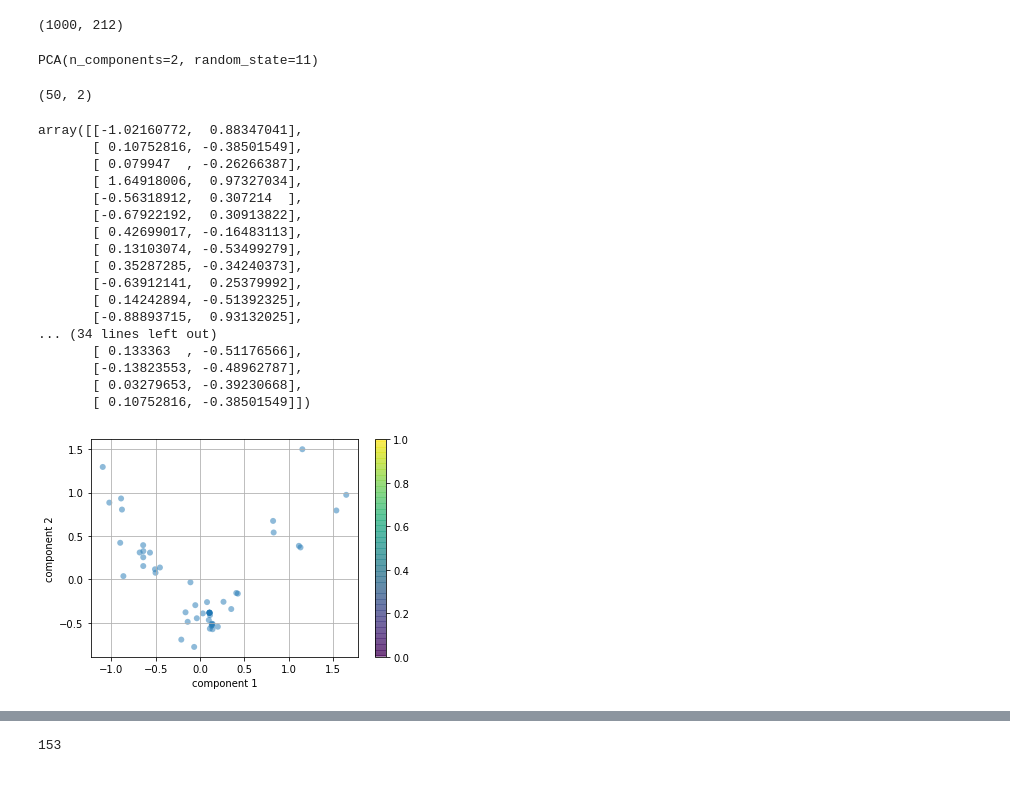
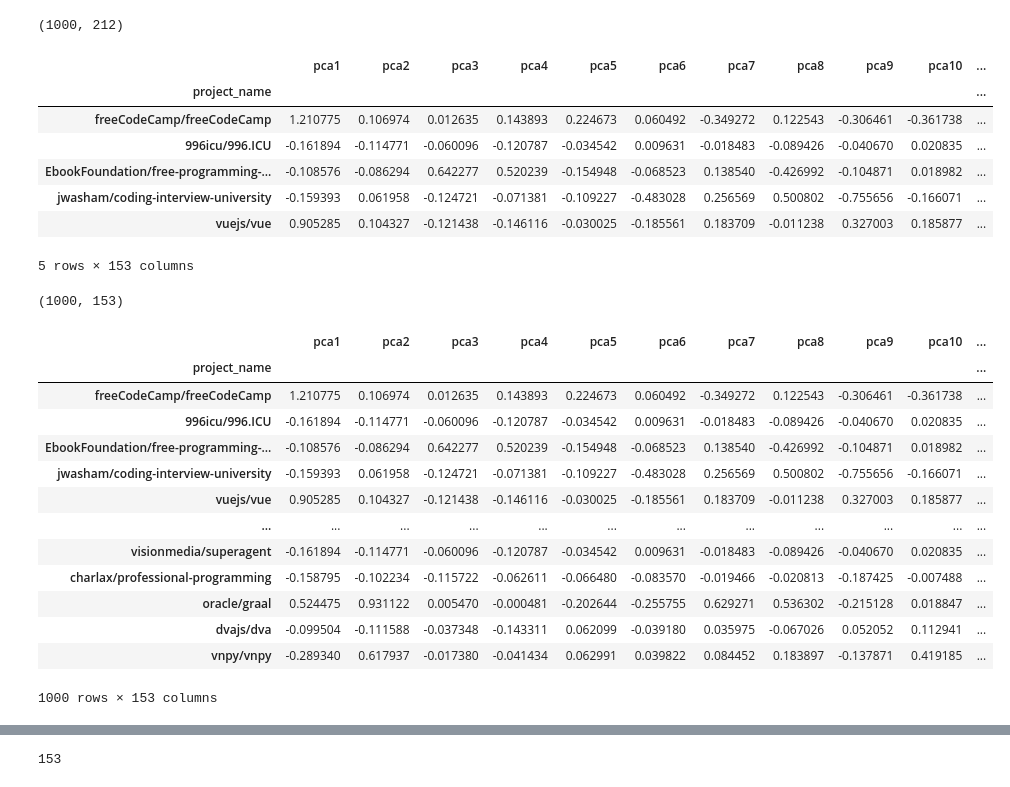
Before and after one commit to park1997/GitHub_Crawling_TextMining_Project, a Jupyter notebook: ParkByeongHyeon/Github_kmeans_clustering.ipynb, the cells around one changed output, grey strips where cells are left out. Cells and saved outputs as stored; diff of their text form; code cells hidden in the pictures.

```diff
--- a/ParkByeongHyeon/Github_kmeans_clustering.ipynb
+++ b/ParkByeongHyeon/Github_kmeans_clustering.ipynb
@@ -143,47 +159,52 @@ df_vector.to_excel("packages_vectors.xlsx",index=False)
 df_vector.shape
 # %% [output]
 (1000, 212)
-# %%
-pca = PCA(n_components=2,random_state=11)
-pca
-# %% [output]
-PCA(n_components=2, random_state=11)
-# %%
-df_pca = pca.fit_transform(df_vector[0:50])
-print(df_pca.shape)
-# %% [output]
-(50, 2)
+# %%
+# 모든 독립변수 개수(212개)만큼 주성분 개수 설정해서 분석하기
+pca = PCA(n_components=153)
+df_pca = pca.fit_transform(df_vector)
+df_pca = pd.DataFrame(df_pca, index=df_vector.index,
+                      columns=[f"pca{num+1}" for num in range(df_pca.shape[1])])
+df_pca.head()
+# %% [output]
+|  | pca1 | pca2 | pca3 | pca4 | pca5 | pca6 | pca7 | pca8 | pca9 | pca10 | ... |
+| project_name |  |  |  |  |  |  |  |  |  |  | ... |
+| freeCodeCamp/freeCodeCamp | 1.210775 | 0.106974 | 0.012635 | 0.143893 | 0.224673 | 0.060492 | -0.349272 | 0.122543 | -0.306461 | -0.361738 | ... |
+| 996icu/996.ICU | -0.161894 | -0.114771 | -0.060096 | -0.120787 | -0.034542 | 0.009631 | -0.018483 | -0.089426 | -0.040670 | 0.020835 | ... |
+| EbookFoundation/free-programming-... | -0.108576 | -0.086294 | 0.642277 | 0.520239 | -0.154948 | -0.068523 | 0.138540 | -0.426992 | -0.104871 | 0.018982 | ... |
+| jwasham/coding-interview-university | -0.159393 | 0.061958 | -0.124721 | -0.071381 | -0.109227 | -0.483028 | 0.256569 | 0.500802 | -0.755656 | -0.166071 | ... |
+| vuejs/vue | 0.905285 | 0.104327 | -0.121438 | -0.146116 | -0.030025 | -0.185561 | 0.183709 | -0.011238 | 0.327003 | 0.185877 | ... |
+5 rows × 153 columns
+# %%
+df_pca.shape
+# %% [output]
+(1000, 153)
 # %%
 df_pca
 # %% [output]
+|  | pca1 | pca2 | pca3 | pca4 | pca5 | pca6 | pca7 | pca8 | pca9 | pca10 | ... |
+| project_name |  |  |  |  |  |  |  |  |  |  | ... |
+| freeCodeCamp/freeCodeCamp | 1.210775 | 0.106974 | 0.012635 | 0.143893 | 0.224673 | 0.060492 | -0.349272 | 0.122543 | -0.306461 | -0.361738 | ... |
+| 996icu/996.ICU | -0.161894 | -0.114771 | -0.060096 | -0.120787 | -0.034542 | 0.009631 | -0.018483 | -0.089426 | -0.040670 | 0.020835 | ... |
+| EbookFoundation/free-programming-... | -0.108576 | -0.086294 | 0.642277 | 0.520239 | -0.154948 | -0.068523 | 0.138540 | -0.426992 | -0.104871 | 0.018982 | ... |
+| jwasham/coding-interview-university | -0.159393 | 0.061958 | -0.124721 | -0.071381 | -0.109227 | -0.483028 | 0.256569 | 0.500802 | -0.755656 | -0.166071 | ... |
+| vuejs/vue | 0.905285 | 0.104327 | -0.121438 | -0.146116 | -0.030025 | -0.185561 | 0.183709 | -0.011238 | 0.327003 | 0.185877 | ... |
+| ... | ... | ... | ... | ... | ... | ... | ... | ... | ... | ... | ... |
+| visionmedia/superagent | -0.161894 | -0.114771 | -0.060096 | -0.120787 | -0.034542 | 0.009631 | -0.018483 | -0.089426 | -0.040670 | 0.020835 | ... |
+| charlax/professional-programming | -0.158795 | -0.102234 | -0.115722 | -0.062611 | -0.066480 | -0.083570 | -0.019466 | -0.020813 | -0.187425 | -0.007488 | ... |
+| oracle/graal | 0.524475 | 0.931122 | 0.005470 | -0.000481 | -0.202644 | -0.255755 | 0.629271 | 0.536302 | -0.215128 | 0.018847 | ... |
+| dvajs/dva | -0.099504 | -0.111588 | -0.037348 | -0.143311 | 0.062099 | -0.039180 | 0.035975 | -0.067026 | 0.052052 | 0.112941 | ... |
+| vnpy/vnpy | -0.289340 | 0.617937 | -0.017380 | -0.041434 | 0.062991 | 0.039822 | 0.084452 | 0.183897 | -0.137871 | 0.419185 | ... |
-array([[-1.02160772,  0.88347041],
-       [ 0.10752816, -0.38501549],
-       [ 0.079947  , -0.26266387],
-       [ 1.64918006,  0.97327034],
-       [-0.56318912,  0.307214  ],
-       [-0.67922192,  0.30913822],
-       [ 0.42699017, -0.16483113],
-       [ 0.13103074, -0.53499279],
-       [ 0.35287285, -0.34240373],
-       [-0.63912141,  0.25379992],
-       [ 0.14242894, -0.51392325],
-       [-0.88893715,  0.93132025],
-... (34 lines left out)
-       [ 0.133363  , -0.51176566],
-       [-0.13823553, -0.48962787],
-       [ 0.03279653, -0.39230668],
-       [ 0.10752816, -0.38501549]])
+1000 rows × 153 columns
 # %%
-plt.scatter(df_pca[:,0], df_pca[:,1],
-            edgecolor='none', alpha=0.5, cmap='tab10')
+# plt.scatter(df_pca[:,0], df_pca[:,1],
+#             edgecolor='none', alpha=0.5, cmap='tab10')
 
-plt.xlabel('component 1')
-plt.ylabel('component 2')
-plt.colorbar()
-plt.grid()
-plt.show()
+# plt.xlabel('component 1')
+# plt.ylabel('component 2')
+# plt.colorbar()
+# plt.grid()
+# plt.show()
-# %% [output]
-[figure, removed]
 # %%
 # 원래 데이터 점들이 가지고있던 정보량 분산을 6프로정도 표현해주고 두번쟤 컴포넌트가 약 3프로를 표현해주기 때문에
 # 두개의 차원으로 차수를 줄이게 되면 원래 있던 정보량에 비해서 약 9프로 정도 보존이되는거임
```
Also changed, not shown: parts of 17 cells of this notebook.
